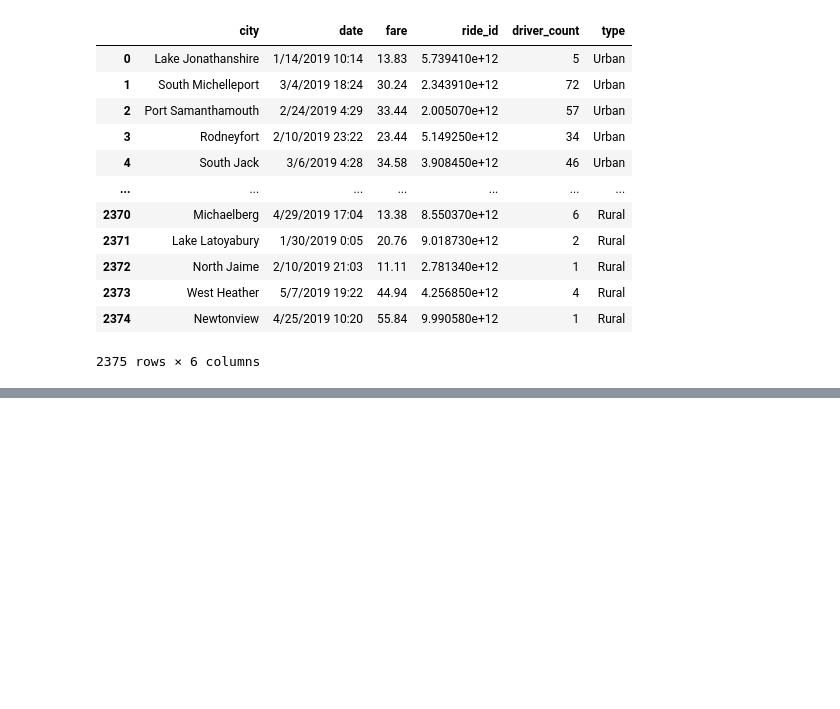
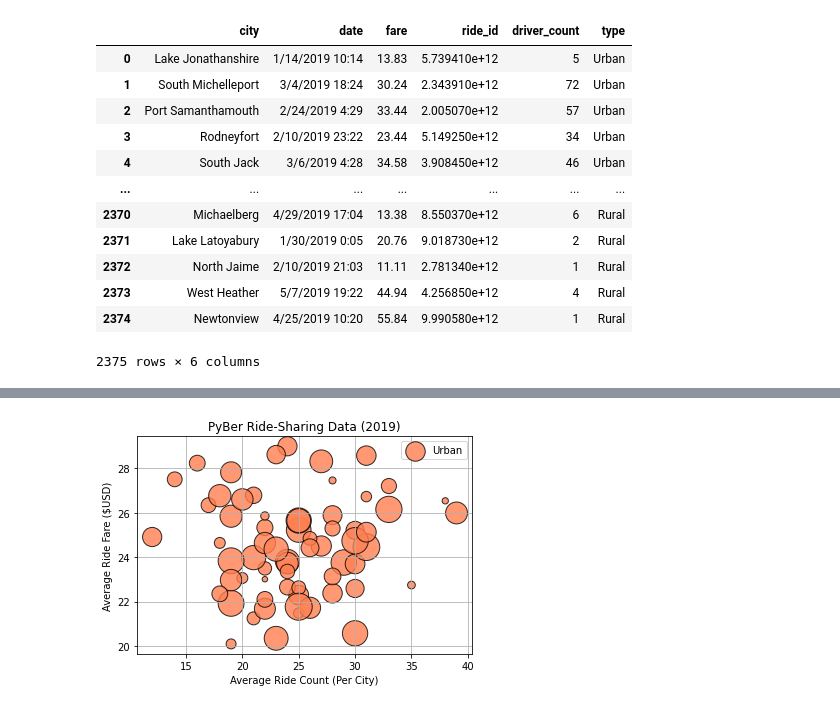
Before and after one commit to BrandonCodes95/PyBer_Analysis, a Jupyter notebook: PyBer.ipynb, the cells around one changed output, grey strips where cells are left out. Drawn from its saved outputs; the diff is of its cells as text; code cells hidden in the pictures; blank space fills up the shorter version.

```diff
--- a/PyBer.ipynb
+++ b/PyBer.ipynb
@@ -155,0 +210,6 @@ pyber_data_df
+# %%
+#get the number of rides for urban cities using groupby method
+
+urban_ride_count = urban_cities_df.groupby(["city"]).count()["ride_id"]
+
+urban_ride_count.head()
@@ -155,0 +250,6 @@ pyber_data_df
+# %%
+#get mean fare for each city type
+
+urban_avg_fare = urban_cities_df.groupby(["city"]).mean()["fare"]
+
+urban_avg_fare
@@ -155,0 +294,6 @@ pyber_data_df
+# %%
+#get average number of drivers by each city type
+
+urban_avg_drivers = urban_cities_df.groupby(["city"]).mean()["driver_count"]
+
+urban_avg_drivers.head()
@@ -155,0 +334,29 @@ pyber_data_df
+# %%
+#create a scatter plot for urban cities
+
+#add label, change size by 10x, change color to coral, change edgecolor, linewidths, and transparancy
+plt.scatter(urban_ride_count,
+            urban_avg_fare,
+            label="Urban",
+            s=10*urban_avg_drivers,
+            c="coral",
+            edgecolor="black",
+            linewidths=1,
+            alpha=0.8)
+
+#add legend
+plt.legend()
+
+#add labels / title
+
+plt.title("PyBer Ride-Sharing Data (2019)")
+
+plt.xlabel("Average Ride Count (Per City)")
+
+plt.ylabel("Average Ride Fare ($USD)")
+
+#add grid
+
+plt.grid(True)
+# %% [output]
+[figure, added]
```
Also changed, not shown: parts of 15 cells of this notebook.
